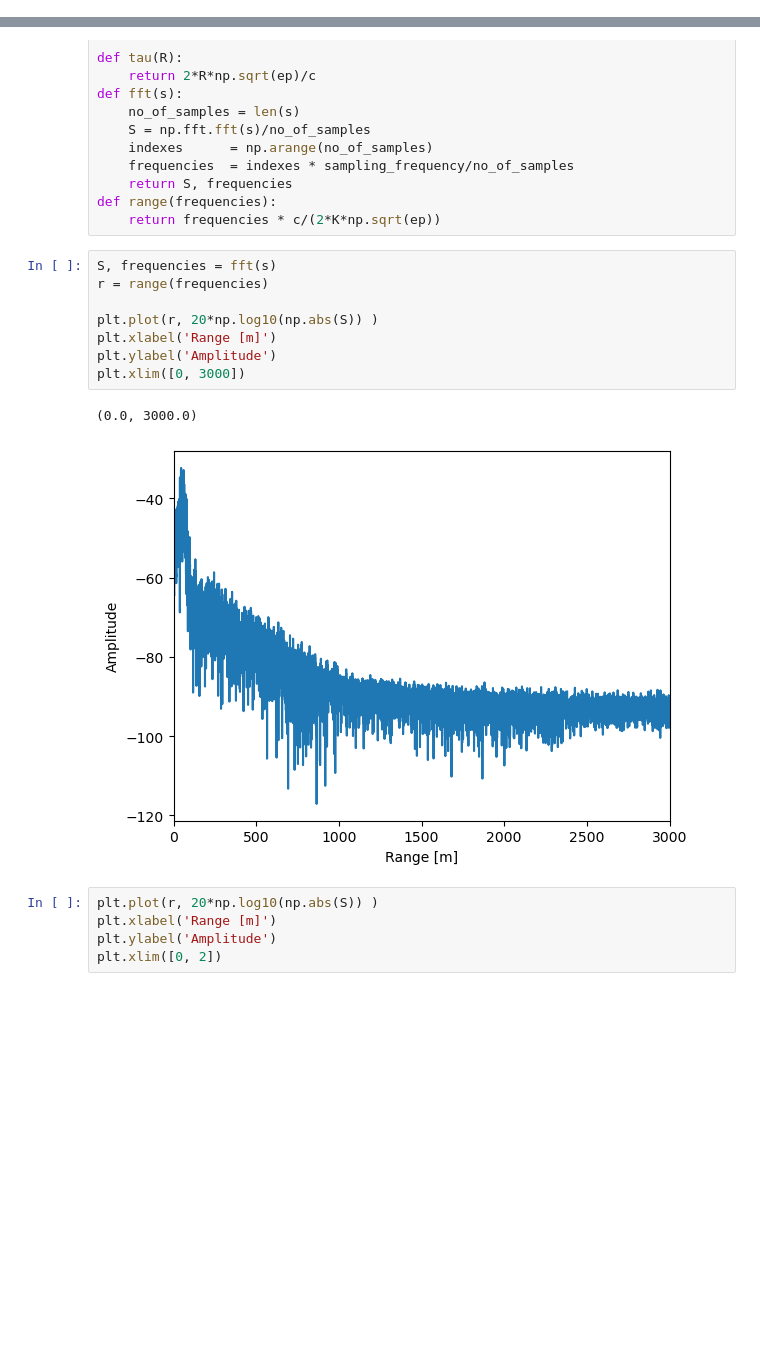
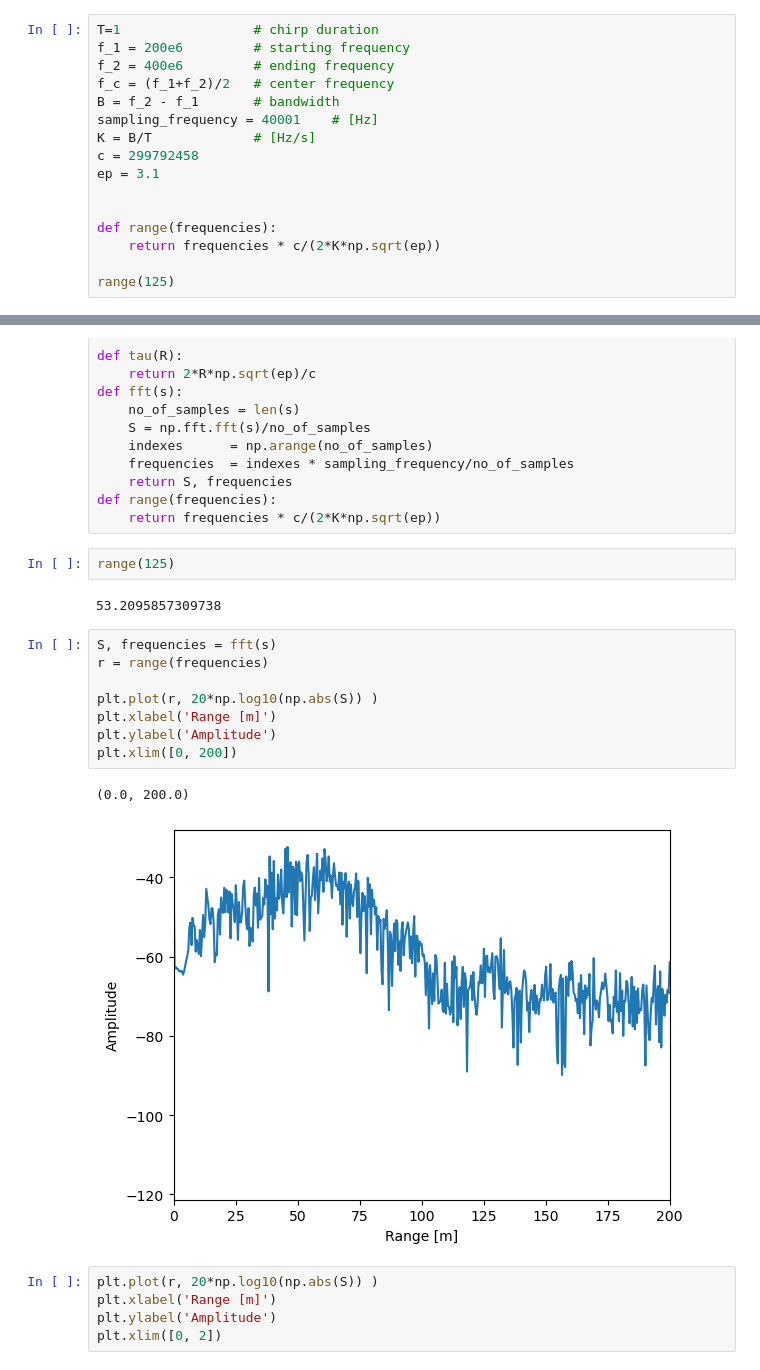
Before and after one commit to ldeo-glaciology/glaciology-intro-book, a Jupyter notebook: src/sections/radar/apres/apres_data_1.ipynb, the cells around one changed output, grey strips where cells are left out. Saved outputs shown, nothing was run; the diff lists cells and outputs as text; blank space fills up the shorter version.

Commit message:
added chirp plotting to data NB

```diff
--- a/src/sections/radar/apres/apres_data_1.ipynb
+++ b/src/sections/radar/apres/apres_data_1.ipynb
@@ -82,0 +120,16 @@ chirp.nbytes / 1e6
+# %%
+T=1                 # chirp duration
+f_1 = 200e6         # starting frequency
+f_2 = 400e6         # ending frequency
+f_c = (f_1+f_2)/2   # center frequency
+B = f_2 - f_1       # bandwidth
+sampling_frequency = 40001    # [Hz]
+K = B/T             # [Hz/s]
+c = 299792458
+ep = 3.1
+
+
+def range(frequencies):
+    return frequencies * c/(2*K*np.sqrt(ep))
+
+range(125)
@@ -104,17 +162,21 @@ def fft(s):
     return S, frequencies
 def range(frequencies):
     return frequencies * c/(2*K*np.sqrt(ep))
+# %%
+range(125)
+# %% [output]
+53.2095857309738
 # %%
 S, frequencies = fft(s)
 r = range(frequencies)
 
 plt.plot(r, 20*np.log10(np.abs(S)) )
 plt.xlabel('Range [m]')
 plt.ylabel('Amplitude')
-plt.xlim([0, 3000])
+plt.xlim([0, 200])
 # %% [output]
-(0.0, 3000.0)
+(0.0, 200.0)
-[figure, old version]
+[figure, new version]
 # %%
 plt.plot(r, 20*np.log10(np.abs(S)) )
 plt.xlabel('Range [m]')
```
Also changed, not shown: parts of 14 cells of this notebook.
